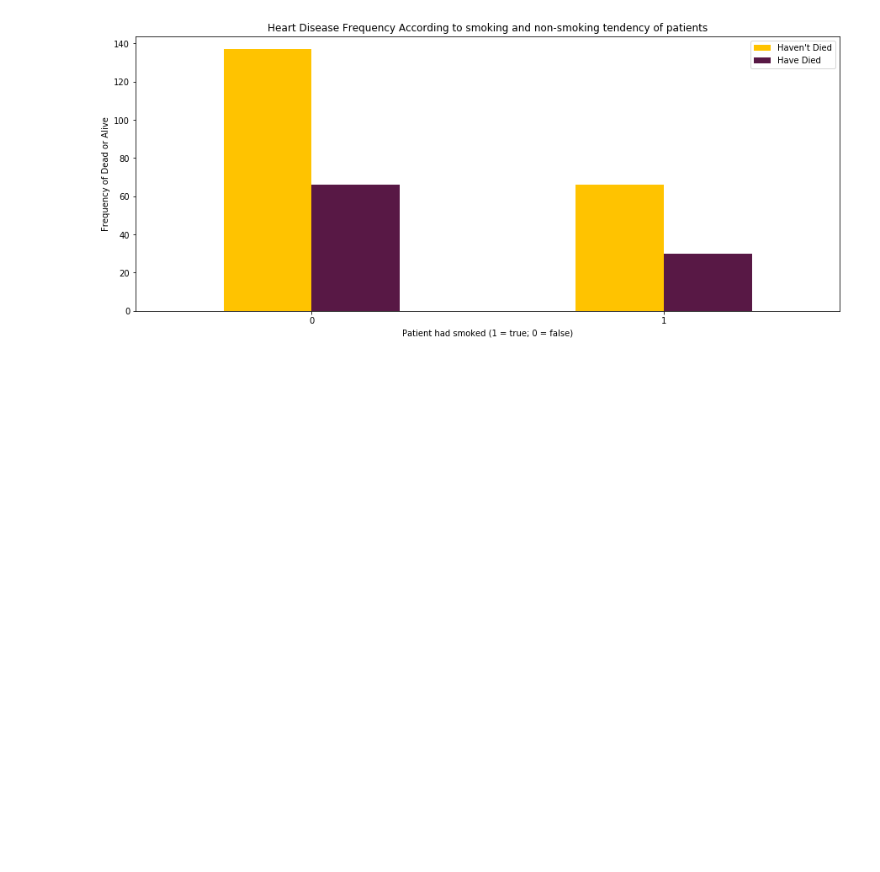
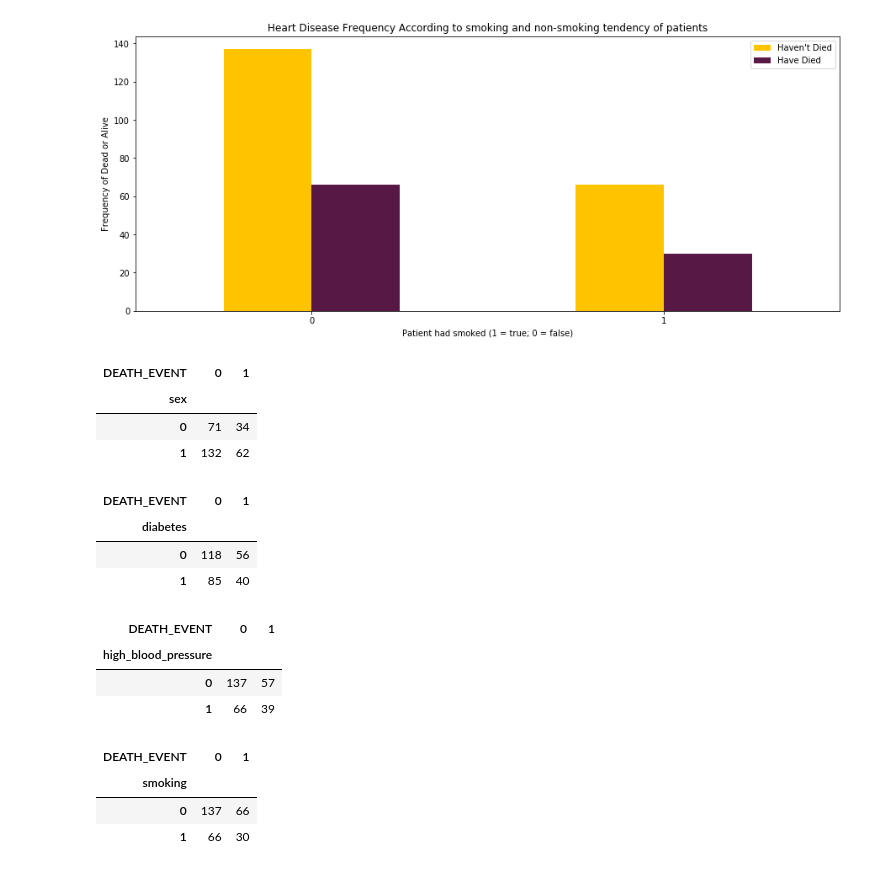
Before and after one commit to AngshuBh10/Heart-Disease-Classification-Model, a Jupyter notebook: Deceased due to heart fail classification.ipynb, the cells around one changed output. Saved outputs shown, nothing was run; the diff lists cells and outputs as text; code cells hidden in the pictures; blank space fills up the shorter version.

```diff
--- a/Deceased due to heart fail classification.ipynb
+++ b/Deceased due to heart fail classification.ipynb
@@ -176,3 +168,31 @@ plt.ylabel('Frequency of Dead or Alive')
 plt.show()
 # %% [output]
 [figure]
+# %%
+pd.crosstab(df.sex,df.DEATH_EVENT)
+# %% [output]
+| DEATH_EVENT | 0 | 1 |
+| sex |  |  |
+| 0 | 71 | 34 |
+| 1 | 132 | 62 |
+# %%
+pd.crosstab(df.diabetes,df.DEATH_EVENT)
+# %% [output]
+| DEATH_EVENT | 0 | 1 |
+| diabetes |  |  |
+| 0 | 118 | 56 |
+| 1 | 85 | 40 |
+# %%
+pd.crosstab(df.high_blood_pressure,df.DEATH_EVENT)
+# %% [output]
+| DEATH_EVENT | 0 | 1 |
+| high_blood_pressure |  |  |
+| 0 | 137 | 57 |
+| 1 | 66 | 39 |
+# %%
+pd.crosstab(df.smoking,df.DEATH_EVENT)
+# %% [output]
+| DEATH_EVENT | 0 | 1 |
+| smoking |  |  |
+| 0 | 137 | 66 |
+| 1 | 66 | 30 |
```
Also changed, not shown: parts of 12 cells of this notebook.
